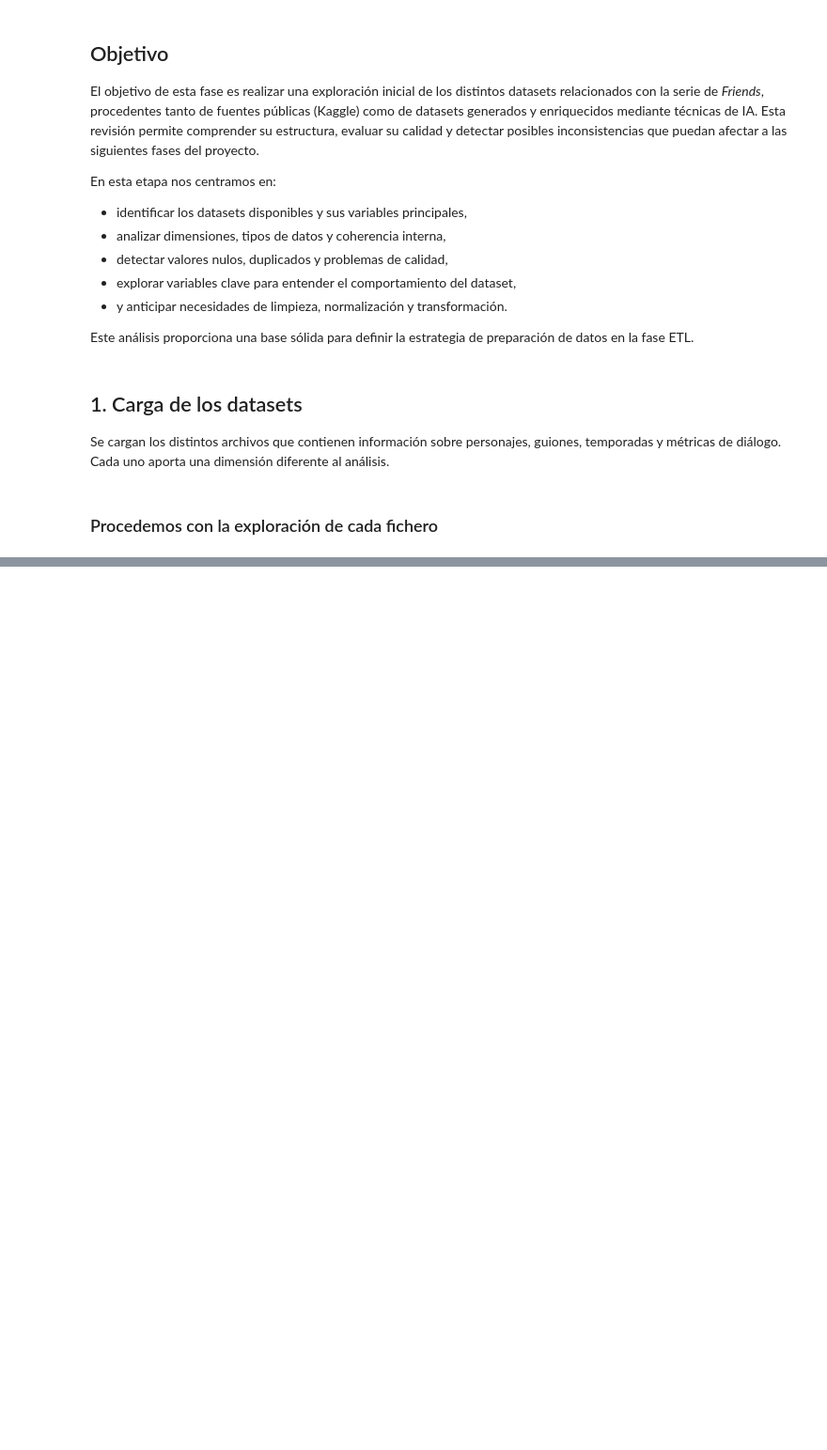
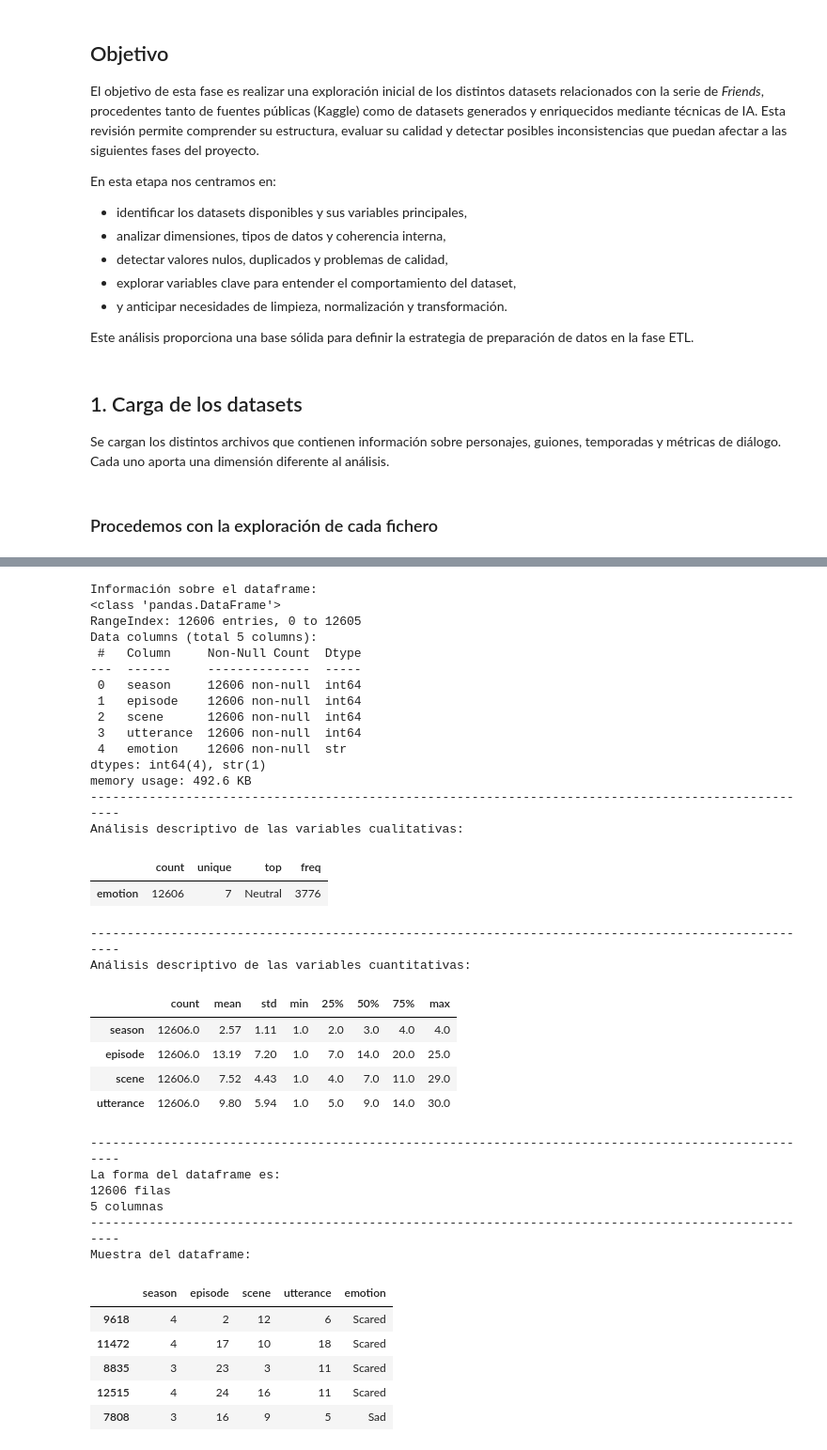
Before and after one commit to Dacil235/friends-analytics-workflow, a Jupyter notebook: notebooks/01_eda_friends.ipynb, the cells around one changed output, grey strips where cells are left out. Shown at 94% size. Drawn from its saved outputs; the diff is of its cells as text; code cells hidden in the pictures; blank space fills up the shorter version.

```diff
--- a/notebooks/01_eda_friends.ipynb
+++ b/notebooks/01_eda_friends.ipynb
@@ -94,0 +192,39 @@ Muestra del dataframe:
+# %%
+trans.info_df(df_emotions)
+# %% [output]
+Información sobre el dataframe:
+<class 'pandas.DataFrame'>
+RangeIndex: 12606 entries, 0 to 12605
+Data columns (total 5 columns):
+ #   Column     Non-Null Count  Dtype
+---  ------     --------------  -----
+ 0   season     12606 non-null  int64
+ 1   episode    12606 non-null  int64
+ 2   scene      12606 non-null  int64
+ 3   utterance  12606 non-null  int64
+ 4   emotion    12606 non-null  str
+dtypes: int64(4), str(1)
+memory usage: 492.6 KB
+----------------------------------------------------------------------------------------------------
+Análisis descriptivo de las variables cualitativas:
+|  | count | unique | top | freq |
+| emotion | 12606 | 7 | Neutral | 3776 |
+----------------------------------------------------------------------------------------------------
+Análisis descriptivo de las variables cuantitativas:
+|  | count | mean | std | min | 25% | 50% | 75% | max |
+| season | 12606.0 | 2.57 | 1.11 | 1.0 | 2.0 | 3.0 | 4.0 | 4.0 |
+| episode | 12606.0 | 13.19 | 7.20 | 1.0 | 7.0 | 14.0 | 20.0 | 25.0 |
+| scene | 12606.0 | 7.52 | 4.43 | 1.0 | 4.0 | 7.0 | 11.0 | 29.0 |
+| utterance | 12606.0 | 9.80 | 5.94 | 1.0 | 5.0 | 9.0 | 14.0 | 30.0 |
+----------------------------------------------------------------------------------------------------
+La forma del dataframe es:
+12606 filas
+5 columnas
+----------------------------------------------------------------------------------------------------
+Muestra del dataframe:
+|  | season | episode | scene | utterance | emotion |
+| 9618 | 4 | 2 | 12 | 6 | Scared |
+| 11472 | 4 | 17 | 10 | 18 | Scared |
+| 8835 | 3 | 23 | 3 | 11 | Scared |
+| 12515 | 4 | 24 | 16 | 11 | Scared |
+| 7808 | 3 | 16 | 9 | 5 | Sad |
```
Also changed, not shown: parts of 44 cells of this notebook, 1 other file.
